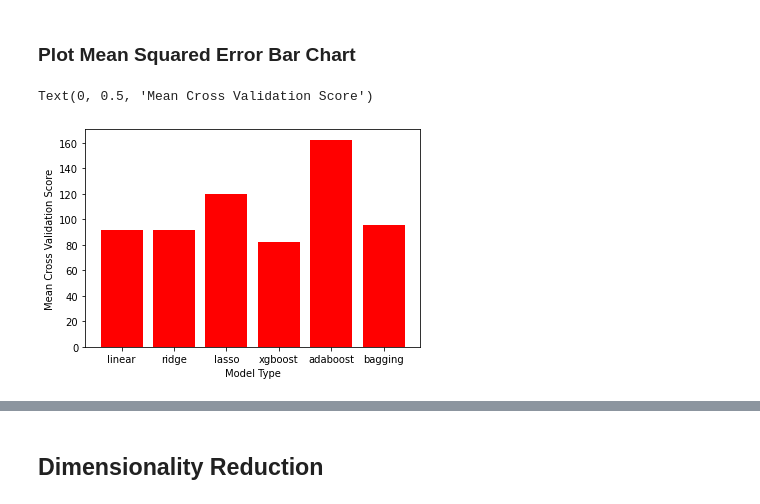
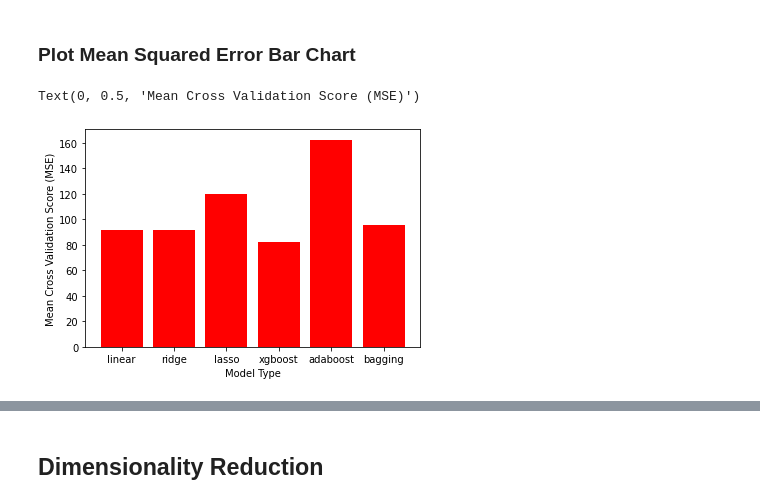
Before and after one commit to SayaliNilangekar/cmpe-255-music-decade-prediction, a Jupyter notebook: 255_Project_Regression.ipynb, the cells around one changed output, grey strips where cells are left out. Cells and saved outputs as stored; diff of their text form; code cells hidden in the pictures.

Commit message:
Updated Axis Title for Cross Val Graphs

```diff
--- a/255_Project_Regression.ipynb
+++ b/255_Project_Regression.ipynb
@@ -237,8 +237,8 @@ Text(0, 0.5, 'Time in Seconds')
 # %%
 models = [key for key in regressors_no_dr.keys() if regressors_no_dr[key] is not None]
 plt.bar(models, scores_no_dr, color='red')
 plt.xlabel('Model Type')
-plt.ylabel('Mean Cross Validation Score')
+plt.ylabel('Mean Cross Validation Score (MSE)')
 # %% [output]
-Text(0, 0.5, 'Mean Cross Validation Score')
+Text(0, 0.5, 'Mean Cross Validation Score (MSE)')
-[figure, old version]
+[figure, new version]
```
Also changed, not shown: parts of 27 cells of this notebook.
